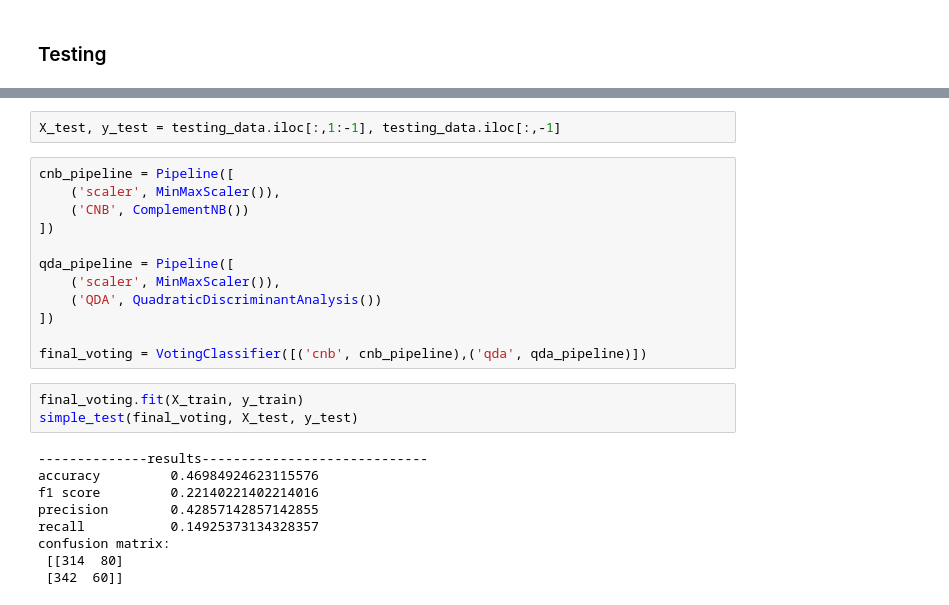
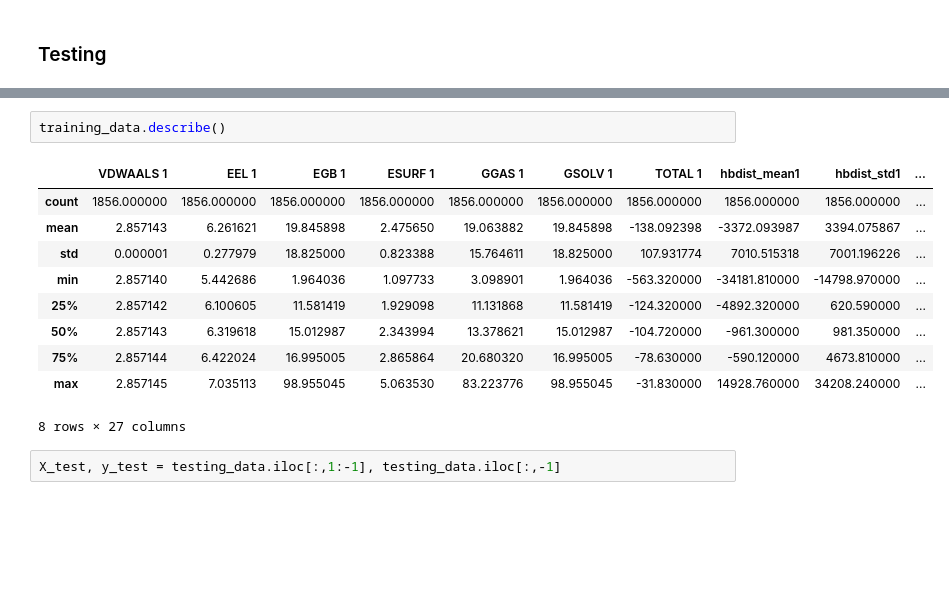
Before and after one commit to jasroopdhingra/ml-project, a Jupyter notebook: AndreaClassifiers/NaiveBayes_QDA.ipynb, the cells around one changed output, grey strips where cells are left out. Cells and saved outputs as stored; diff of their text form; blank space fills up the shorter version.

```diff
--- a/AndreaClassifiers/NaiveBayes_QDA.ipynb
+++ b/AndreaClassifiers/NaiveBayes_QDA.ipynb
@@ -189,26 +297,15 @@ testing_data = pd.read_csv('../testing data.csv')
+# %%
+training_data.describe()
+# %% [output]
+|  | VDWAALS 1 | EEL 1 | EGB 1 | ESURF 1 | GGAS 1 | GSOLV 1 | TOTAL 1 | hbdist_mean1 | hbdist_std1 | ... |
+| count | 1856.000000 | 1856.000000 | 1856.000000 | 1856.000000 | 1856.000000 | 1856.000000 | 1856.000000 | 1856.000000 | 1856.000000 | ... |
+| mean | 2.857143 | 6.261621 | 19.845898 | 2.475650 | 19.063882 | 19.845898 | -138.092398 | -3372.093987 | 3394.075867 | ... |
+| std | 0.000001 | 0.277979 | 18.825000 | 0.823388 | 15.764611 | 18.825000 | 107.931774 | 7010.515318 | 7001.196226 | ... |
+| min | 2.857140 | 5.442686 | 1.964036 | 1.097733 | 3.098901 | 1.964036 | -563.320000 | -34181.810000 | -14798.970000 | ... |
+| 25% | 2.857142 | 6.100605 | 11.581419 | 1.929098 | 11.131868 | 11.581419 | -124.320000 | -4892.320000 | 620.590000 | ... |
+| 50% | 2.857143 | 6.319618 | 15.012987 | 2.343994 | 13.378621 | 15.012987 | -104.720000 | -961.300000 | 981.350000 | ... |
+| 75% | 2.857144 | 6.422024 | 16.995005 | 2.865864 | 20.680320 | 16.995005 | -78.630000 | -590.120000 | 4673.810000 | ... |
+| max | 2.857145 | 7.035113 | 98.955045 | 5.063530 | 83.223776 | 98.955045 | -31.830000 | 14928.760000 | 34208.240000 | ... |
+8 rows × 27 columns
 # %%
 X_test, y_test = testing_data.iloc[:,1:-1], testing_data.iloc[:,-1]
-# %%
-cnb_pipeline = Pipeline([
-    ('scaler', MinMaxScaler()),
-    ('CNB', ComplementNB())
-])
-
-qda_pipeline = Pipeline([
-    ('scaler', MinMaxScaler()),
-    ('QDA', QuadraticDiscriminantAnalysis())
-])
-
-final_voting = VotingClassifier([('cnb', cnb_pipeline),('qda', qda_pipeline)])
-# %%
-final_voting.fit(X_train, y_train)
-simple_test(final_voting, X_test, y_test)
-# %% [output]
---------------results-----------------------------
-accuracy         0.46984924623115576
-f1 score         0.22140221402214016
-precision        0.42857142857142855
-recall           0.14925373134328357
-confusion matrix:
- [[314  80]
- [342  60]]
```
Also changed, not shown: parts of 28 cells of this notebook.
